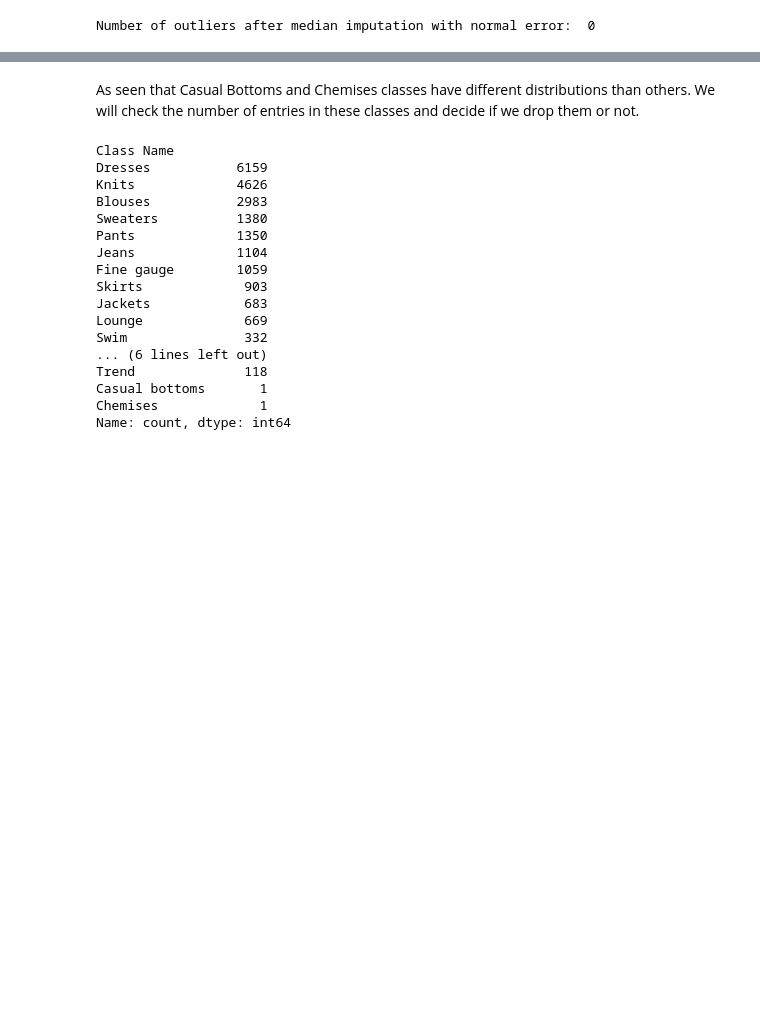
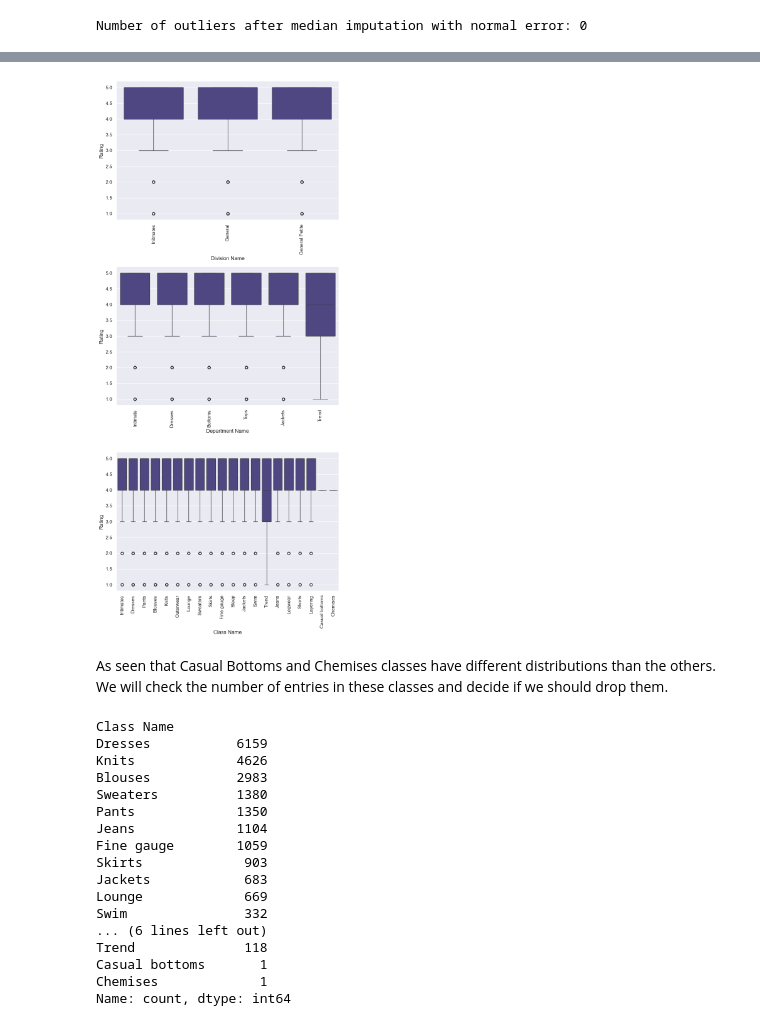
Before and after one commit to BoraDere/Women-s-E-Commerce-Clothing-Reviews, a Jupyter notebook: project.ipynb, the cells around one changed output, grey strips where cells are left out. Cells and saved outputs as stored; diff of their text form; code cells hidden in the pictures; blank space fills up the shorter version.

```diff
--- a/project.ipynb
+++ b/project.ipynb
@@ -263,7 +232,0 @@ Also in the Department Name column (Trend).
-# %%
-for i in l_cat:
-    plt.figure(figsize=(10,5))
-    sns.boxplot(x=df[i],y=df['Rating'])
-    plt.xticks(rotation=90)
-    plt.title(i)
-    plt.show()
@@ -274,6 +233,16 @@ for i in l_cat:
+# %%
+plt.figure(figsize=(8, 18))
+
+for i, col in enumerate(cat_cols):
+    plt.subplot(3, 1, i+1)
+    sns.boxplot(data=df, x=col, y='Rating', color='darkslateblue')
+    plt.xticks(rotation=90)
+
+plt.tight_layout()
+# %% [output]
+[figure, added]
 # %% [markdown]
-As seen that Casual Bottoms and Chemises classes have different distributions than others.
-We will check the number of entries in these classes and decide if we drop them or not.
+As seen that Casual Bottoms and Chemises classes have different distributions than the others. We will check the number of entries in these classes and decide if we should drop them.
 # %%
 df['Class Name'].value_counts()
 # %% [output]
```
Also changed, not shown: parts of 31 cells of this notebook.
